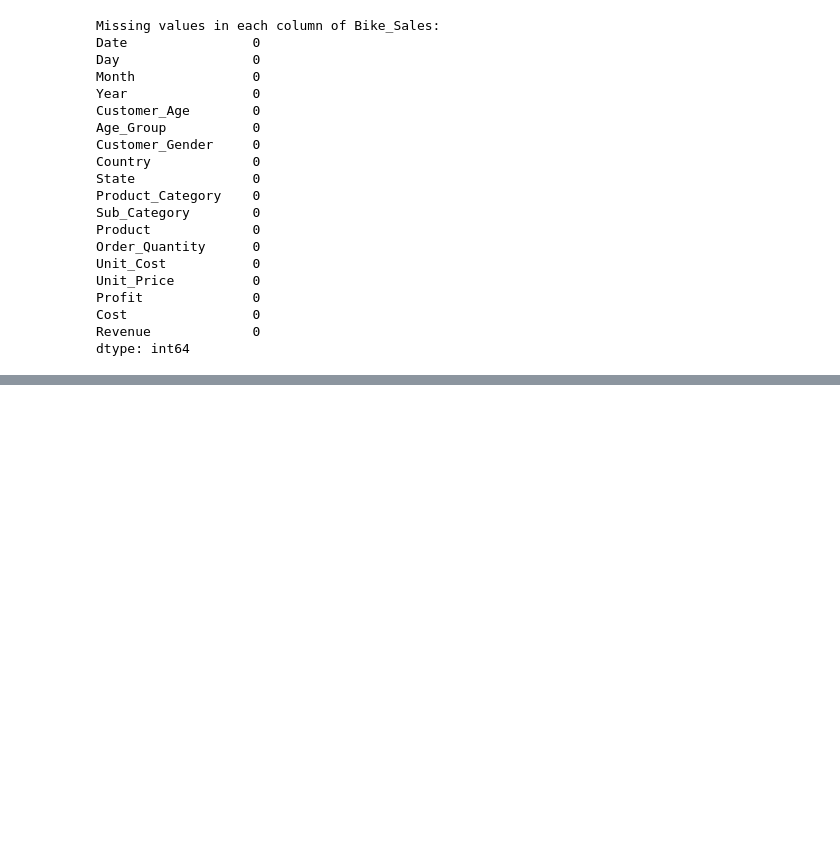
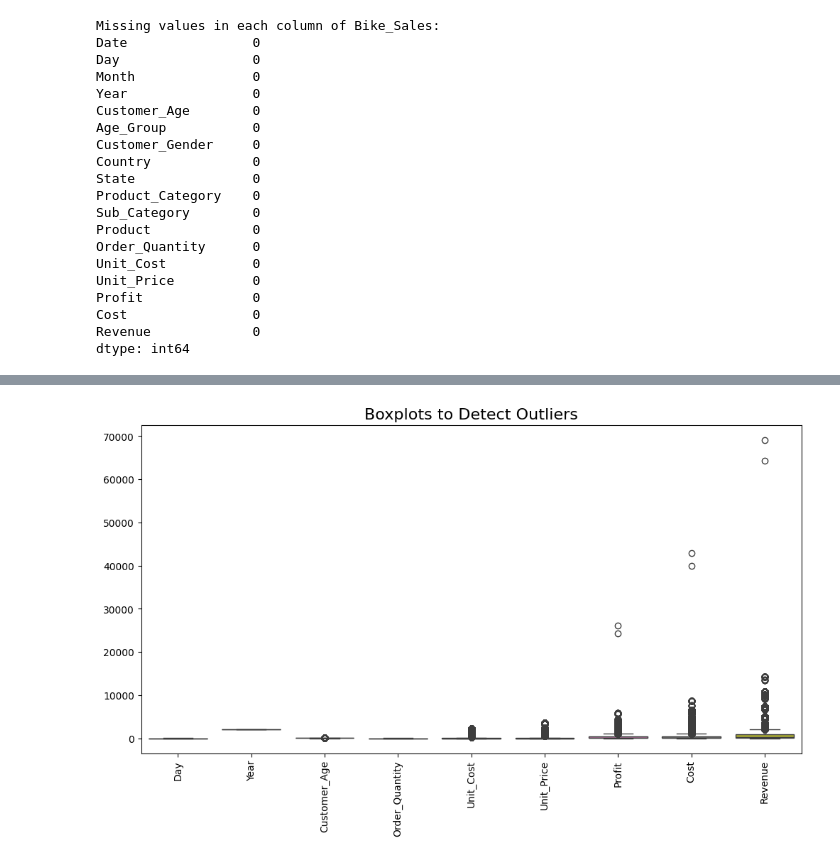
Before and after one commit to sentongo-web/Data-mining, a Jupyter notebook: Final_Bike_Sales.ipynb, the cells around one changed output, grey strips where cells are left out. Saved outputs shown, nothing was run; the diff lists cells and outputs as text; code cells hidden in the pictures; blank space fills up the shorter version.

```diff
--- a/Final_Bike_Sales.ipynb
+++ b/Final_Bike_Sales.ipynb
@@ -93,0 +110,9 @@ dtype: int64
+# %%
+## Box plots
+plt.figure(figsize=(12, 6))
+sns.boxplot(data=bike_sales)
+plt.xticks(rotation=90)
+plt.title('Boxplots to Detect Outliers', fontsize=16)
+plt.show()
+# %% [output]
+[figure, added]
```
Also changed, not shown: parts of 2 cells of this notebook, 1 other file.
